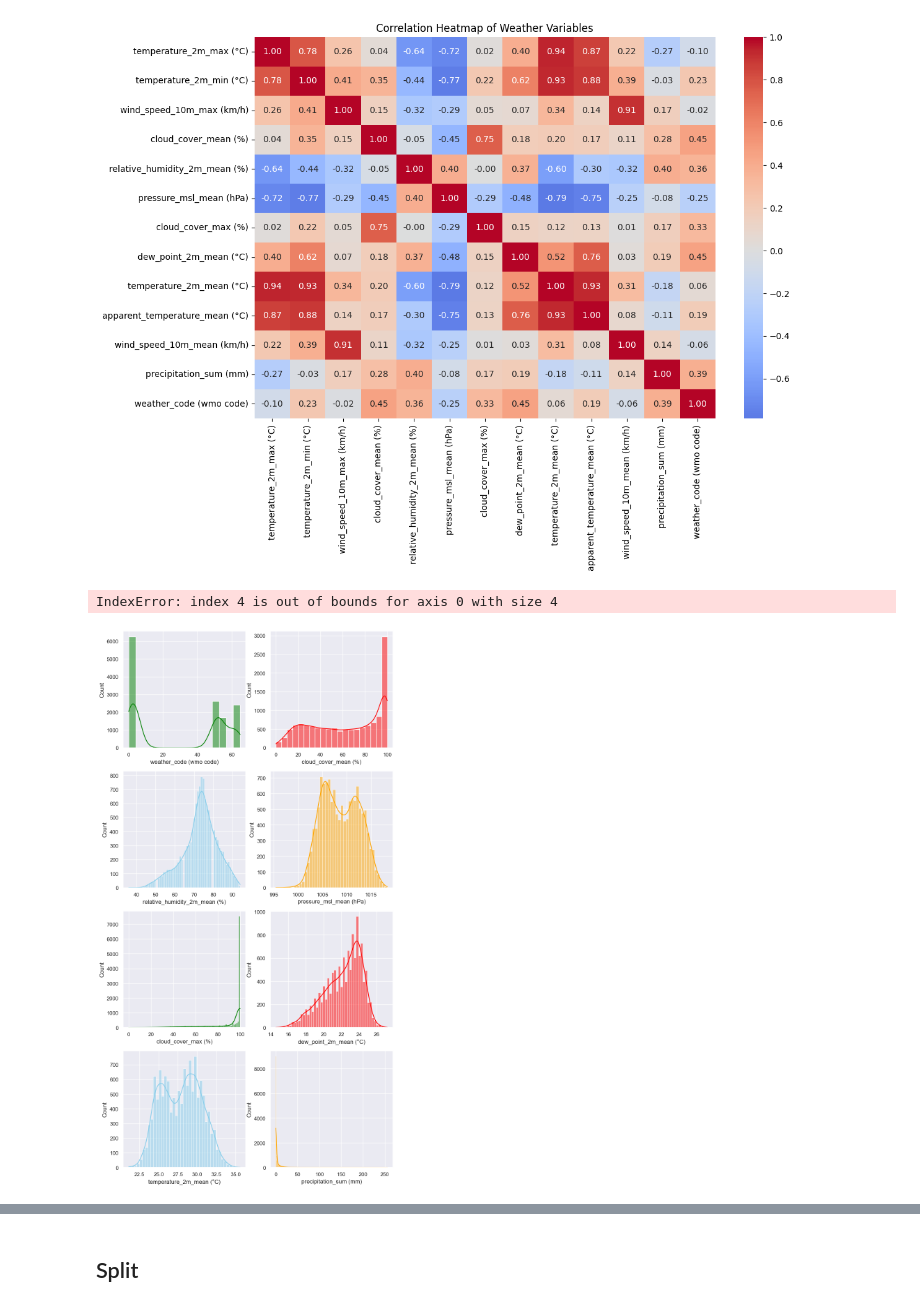
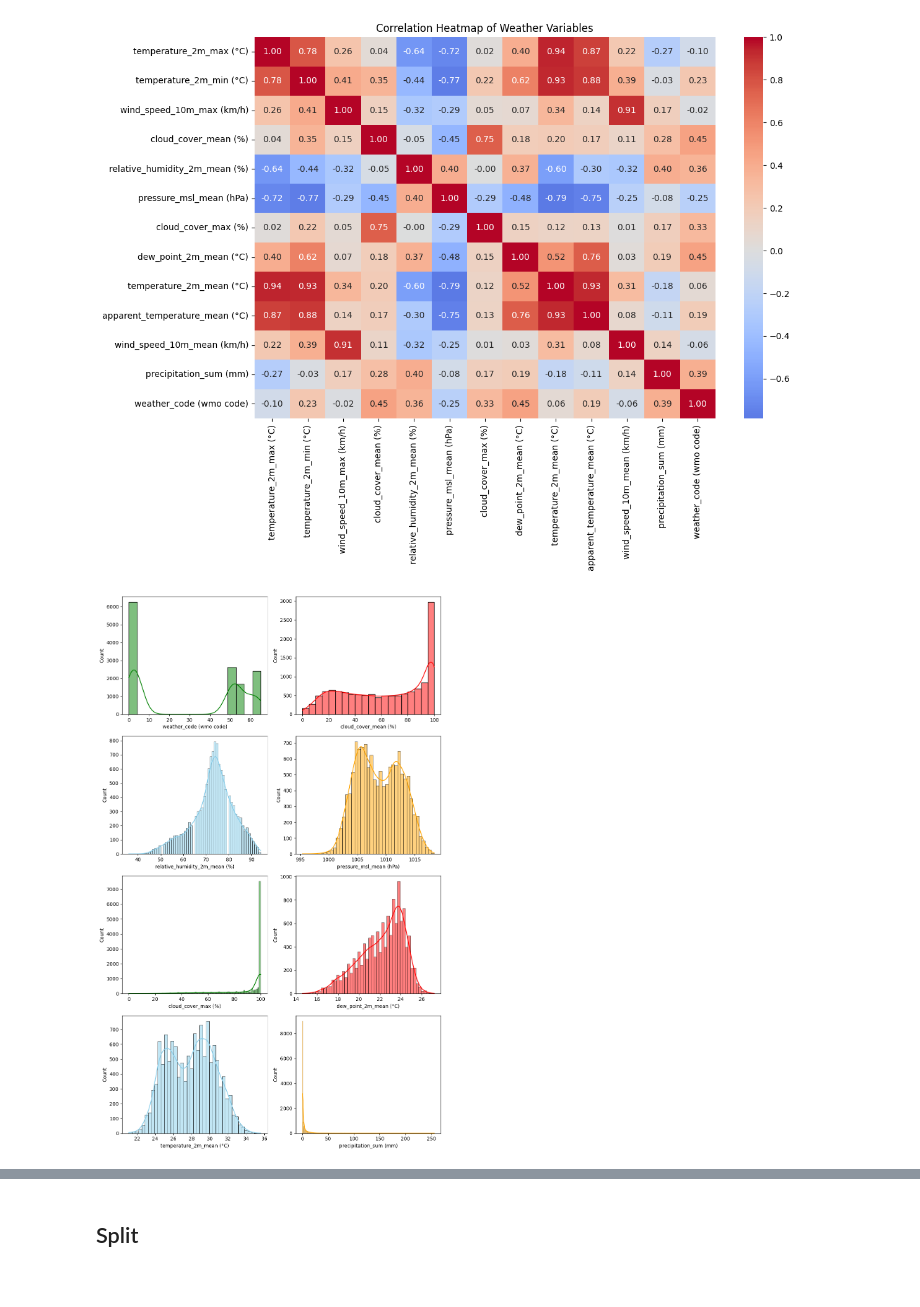
Before and after one commit to Kpranav-Kp/Weather-Prediction, a Jupyter notebook: 2_Stage_Weather_Prediction.ipynb, the cells around one changed output, grey strips where cells are left out. Drawn from its saved outputs; the diff is of its cells as text; code cells hidden in the pictures.

```diff
--- a/2_Stage_Weather_Prediction.ipynb
+++ b/2_Stage_Weather_Prediction.ipynb
@@ -28,19 +28,18 @@ weather.head()
 | 1990-01-04 | 26.9 | 23.1 | 3 | 23.7 | ... |
 | 1990-01-05 | 26.8 | 22.2 | 3 | 29.8 | ... |
 # %%
-# Create a label encoder object
-le = LabelEncoder()
 
-# Fit the encoder to the weather column and transform the values
-weather['weather_encoded'] = le.fit_transform(weather['weather_code (wmo code)'])
+# Countplot directly with your numeric weather codes
+ax = sns.countplot(
+    x="weather_code (wmo code)",
+    data=weather,
+    hue="weather_code (wmo code)",   # assign hue to suppress warning
+    palette="hls",
+    legend=False                     # avoid duplicate legend
+)
 
-# Plot counts
-ax = sns.countplot(x='weather_encoded', data=weather, palette='hls')
-
-weather_names = dict(zip(le.classes_, le.transform(le.classes_)))
-# Replace tick labels with actual names
-ax.set_xticks(range(len(weather_names)))
-ax.set_xticklabels(list(weather_names.keys()), rotation=45)
+# Rotate x-axis labels for readability
+ax.set_xticklabels(ax.get_xticklabels(), rotation=45)
 
 plt.show()
 # %% [output]
@@ -92,23 +88,23 @@ weather = weather.drop(columns=[
     'wind_speed_10m_mean (km/h)'
 ])
 # %%
-# set the plot style to darkgrid
-sns.set(style="darkgrid")
+import math
 
-fig, axs = plt.subplots(4, 2, figsize=(10, 20))
+n_cols = 2
+n_rows = math.ceil(len(weather.columns) / n_cols)
+
+fig, axs = plt.subplots(n_rows, n_cols, figsize=(10, n_rows*4))
+axs = axs.flatten()
 colors = ['green', 'red', 'skyblue', 'orange']
 
-# loop through each column and its index in the dataframe
 for i, column in enumerate(weather.columns):
+    sns.histplot(data=weather, x=column, kde=True,
+                 ax=axs[i], color=colors[i % len(colors)])
 
-    # create a histogram plot for the current column, with a kernel density estimate
-    # set the current axis to the appropriate subplot in the grid
-    # set the color of the histogram based on the index of the current column
-    sns.histplot(data=weather, x=column, kde=True,
-             ax=axs[i//2, i%2], color=colors[i % len(colors)])
+plt.tight_layout()
+plt.show()
 # %% [output]
-IndexError: index 4 is out of bounds for axis 0 with size 4
-[figure, old version]
+[figure, new version]
 # %%
 Q1 = weather.quantile(0.25)
 Q3 = weather.quantile(0.75)
```
Also changed, not shown: parts of 24 cells of this notebook.
